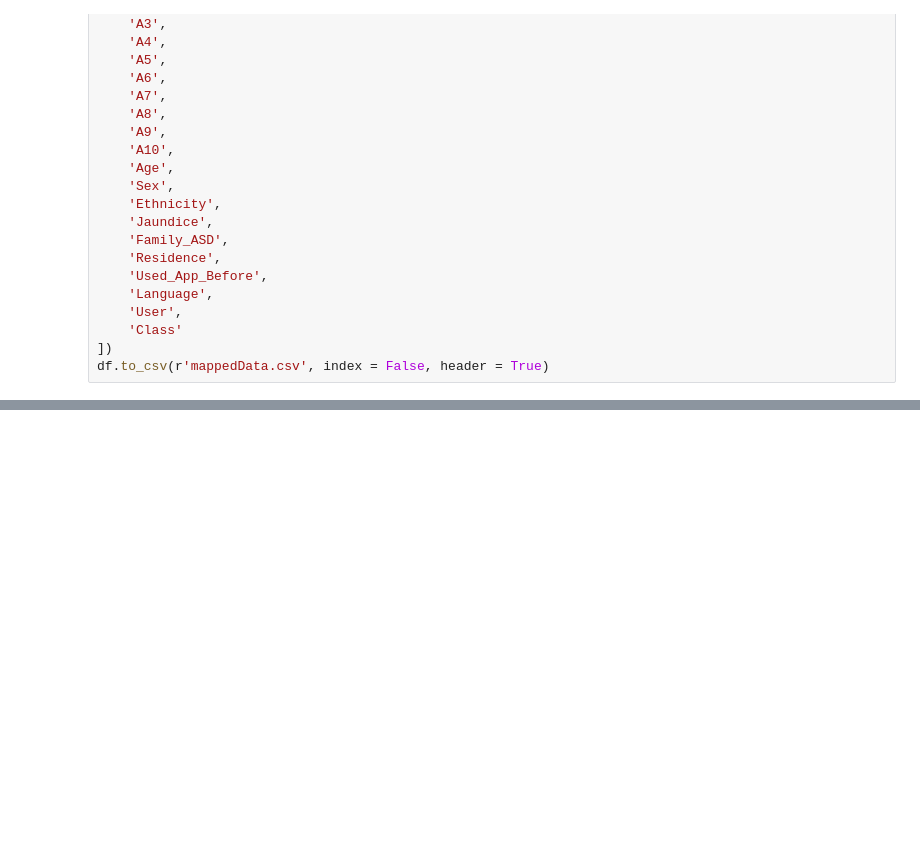
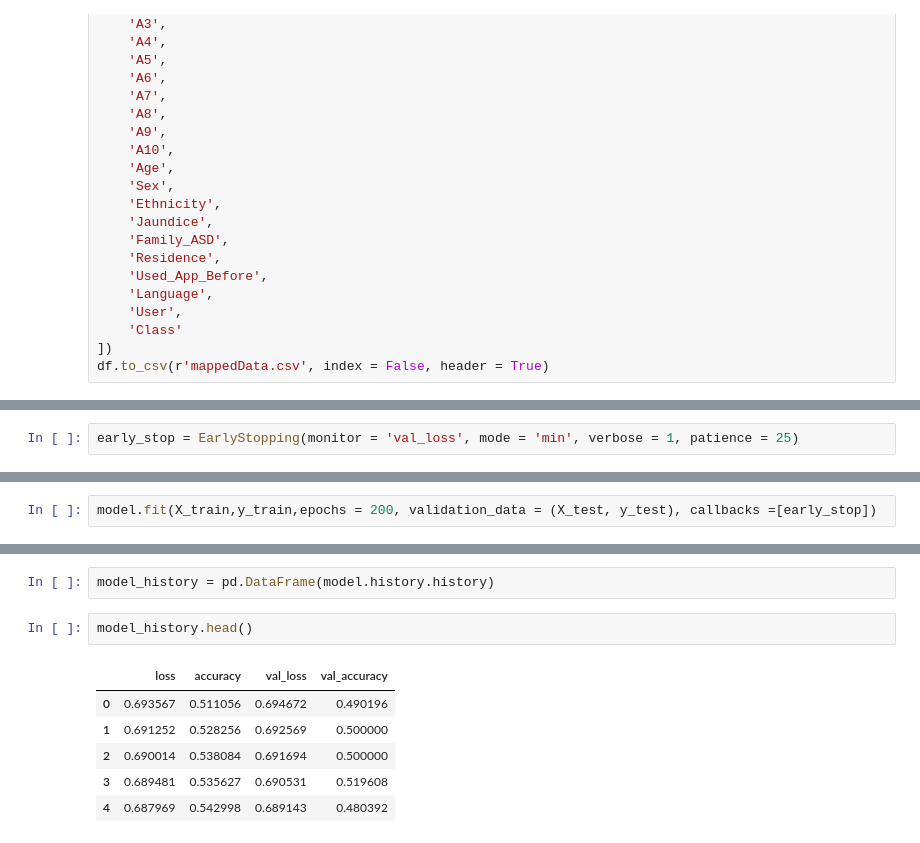
Before and after one commit to Christopher-Carter/Android-Studio-Project, a Jupyter notebook: Python (Jupyter)/1 - Tensorflow_Save_Model.ipynb, the cells around one changed output, grey strips where cells are left out. Drawn from its saved outputs; the diff is of its cells as text; blank space fills up the shorter version.

```diff
--- a/Python (Jupyter)/1 - Tensorflow_Save_Model.ipynb
+++ b/Python (Jupyter)/1 - Tensorflow_Save_Model.ipynb
@@ -178,2 +196,4 @@ print (x_train.shape,x_test.shape)
+# %%
+early_stop = EarlyStopping(monitor = 'val_loss', mode = 'min', verbose = 1, patience = 25)
 # %%
 # Create model and fit data to it
@@ -209,0 +213,2 @@ Epoch 100/100
+# %%
+model.fit(X_train,y_train,epochs = 200, validation_data = (X_test, y_test), callbacks =[early_stop])
@@ -209,0 +234,11 @@ Epoch 100/100
+# %%
+model_history = pd.DataFrame(model.history.history)
+# %%
+model_history.head()
+# %% [output]
+|  | loss | accuracy | val_loss | val_accuracy |
+| 0 | 0.693567 | 0.511056 | 0.694672 | 0.490196 |
+| 1 | 0.691252 | 0.528256 | 0.692569 | 0.500000 |
+| 2 | 0.690014 | 0.538084 | 0.691694 | 0.500000 |
+| 3 | 0.689481 | 0.535627 | 0.690531 | 0.519608 |
+| 4 | 0.687969 | 0.542998 | 0.689143 | 0.480392 |
```
Also changed, not shown: parts of 24 cells of this notebook.
